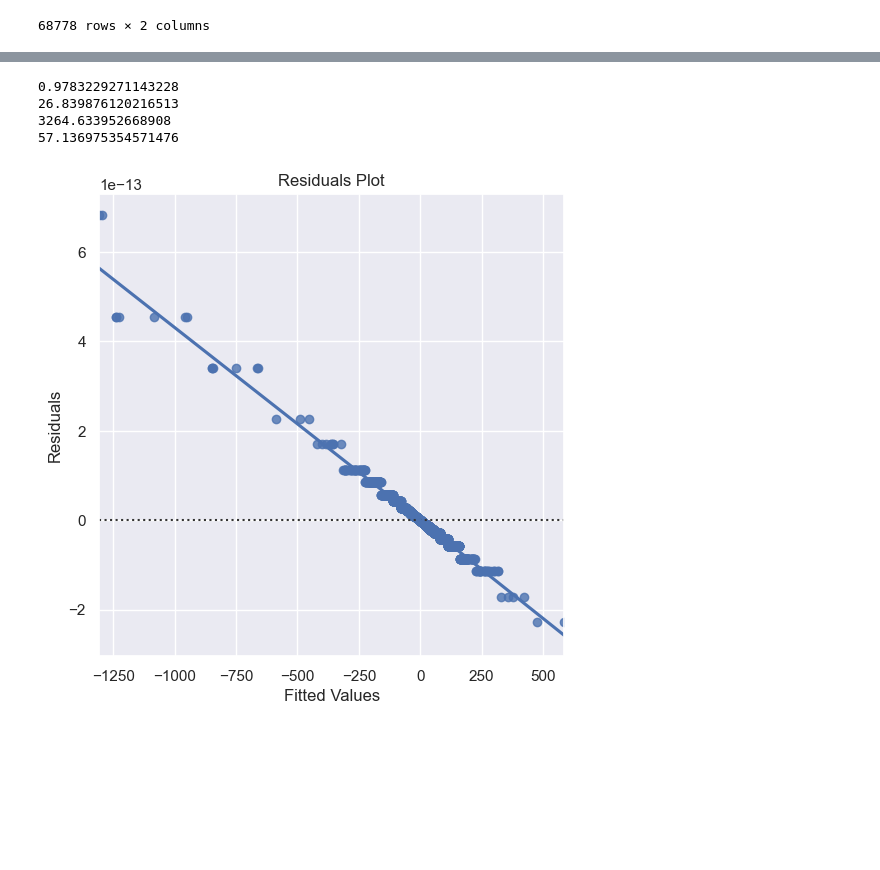
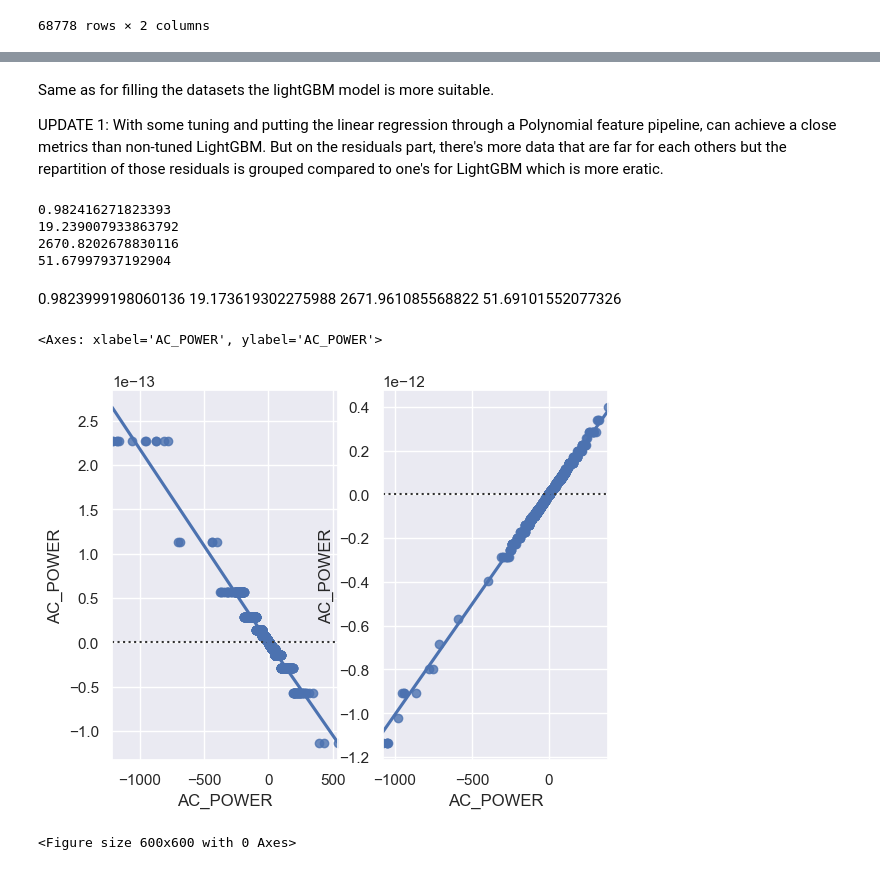
Before and after one commit to antoninchafiol/SolarPW, a Jupyter notebook: IrrToProduction.ipynb, the cells around one changed output, grey strips where cells are left out. Saved outputs shown, nothing was run; the diff lists cells and outputs as text; code cells hidden in the pictures; blank space fills up the shorter version.

Commit message:
[UPDT] - Polynomial Linear vs GB

```diff
--- a/IrrToProduction.ipynb
+++ b/IrrToProduction.ipynb
@@ -147,0 +60,18 @@ LinearRegression()
+# %%
+# Train Stage
+from sklearn.model_selection import RandomizedSearchCV, GridSearchCV
+from sklearn.preprocessing import PolynomialFeatures
+from sklearn.linear_model import LinearRegression
+from sklearn.ensemble import GradientBoostingRegressor
+import lightgbm as lgb
+import numpy as np
+from sklearn.pipeline import  make_pipeline
+
+param_dist = {
+    "polynomialfeatures__degree":np.arange(1, 15, 1)
+}
+model = make_pipeline(PolynomialFeatures(), LinearRegression())
+search = GridSearchCV(model, param_grid=param_dist, cv=2, n_jobs=-1)
+search.fit(x_train, y_train)
+modelGB = lgb.LGBMRegressor()
+modelGB.fit(x_train, y_train)
@@ -148,31 +86,55 @@ LinearRegression()
+# %% [markdown]
+Same as for filling the datasets the lightGBM model is more suitable.
+
+UPDATE 1:
+With some tuning and putting the linear regression through a Polynomial feature pipeline, can achieve a close metrics than non-tuned LightGBM.
+But on the residuals part, there's more data that are far for each others but the repartition of those residuals is grouped compared to one's for LightGBM which is more eratic.
 # %%
 # Testing
 
 from sklearn.metrics import r2_score, mean_absolute_error,mean_squared_error
 
-preds = model.predict(x_dev)
+preds = search.predict(x_dev)
+predsGB = modelGB.predict(x_dev)
 print(r2_score(preds, y_dev))
 print(mean_absolute_error(preds, y_dev))
 print(mean_squared_error(preds, y_dev, squared=True))
 print(mean_squared_error(preds, y_dev, squared=False))
 # %% [output]
-0.9783229271143228
-26.839876120216513
-3264.633952668908
-57.136975354571476
+0.982416271823393
+19.239007933863792
+2670.8202678830116
+51.67997937192904
+# %% [markdown]
+0.9823999198060136
+19.173619302275988
+2671.961085568822
+51.69101552077326
 # %%
 # Plotting
 
 import seaborn as sns
 import matplotlib.pyplot as plt
 
 residuals = y_dev - preds
+residualsGB = y_dev - predsGB
+
+plt.show()
+
+fig , axes = plt.subplots(nrows=1, ncols=2)
 sns.set_theme()
 plt.figure(figsize=(6,6))
-sns.residplot(x=residuals, y=residuals, lowess=True)
-plt.xlabel("Fitted Values")
-plt.ylabel("Residuals")
-plt.title("Residuals Plot")
-plt.show()
+sns.residplot(x=residuals, y=residuals, lowess=True, ax=axes[0])
+# plt.xlabel("Fitted Values")
+# plt.ylabel("Residuals")
+# plt.title("Residuals Plot Linear")
+# sns.set_theme()
+# plt.figure(figsize=(6,6))
+sns.residplot(x=residualsGB, y=residualsGB, lowess=True, ax=axes[1])
+# plt.xlabel("Fitted Values")
+# plt.ylabel("Residuals")
+# plt.title("Residuals Plot GB")
 # %% [output]
+<Axes: xlabel='AC_POWER', ylabel='AC_POWER'>
-[figure, old version]
+[figure, new version]
+<Figure size 600x600 with 0 Axes>
```
Also changed, not shown: parts of 9 cells of this notebook.
